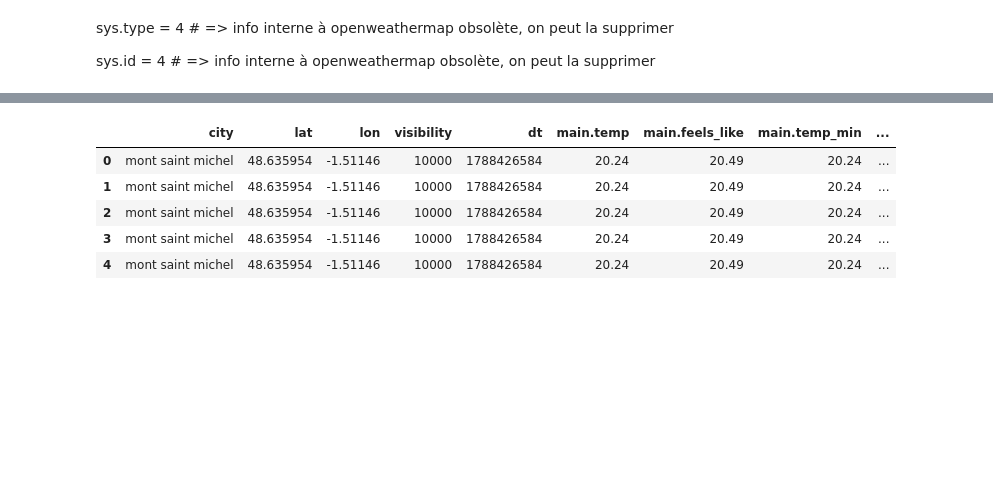
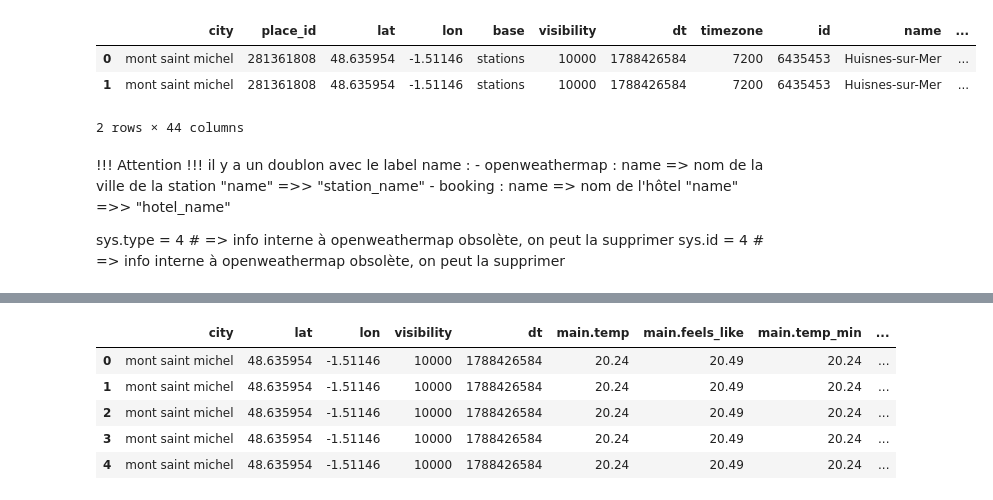
Before and after one commit to helene-mourez/jedha_kayak, a Jupyter notebook: dataset_build.ipynb, the cells around one changed output, grey strips where cells are left out. Saved outputs shown, nothing was run; the diff lists cells and outputs as text; code cells hidden in the pictures; blank space fills up the shorter version.

```diff
--- a/dataset_build.ipynb
+++ b/dataset_build.ipynb
@@ -26,6 +59,18 @@ hotel_details['hotel_city'] = hotel_details['hotel_city'].str.split(',').str[-1]
 # %%
 hotel_details = pd.concat([final_df.drop(columns=["hotels"]), hotel_details], axis=1)
+# %%
+hotel_details.head(2)
+# %% [output]
+|  | city | place_id | lat | lon | base | visibility | dt | timezone | id | name | ... |
+| 0 | mont saint michel | 281361808 | 48.635954 | -1.51146 | stations | 10000 | 1788426584 | 7200 | 6435453 | Huisnes-sur-Mer | ... |
+| 1 | mont saint michel | 281361808 | 48.635954 | -1.51146 | stations | 10000 | 1788426584 | 7200 | 6435453 | Huisnes-sur-Mer | ... |
+2 rows × 44 columns
 # %% [markdown]
+!!! Attention !!! il y a un doublon avec le label name :
+    - openweathermap : name => nom de la ville de la station
+        "name" =>> "station_name"
+    - booking : name => nom de l'hôtel
+        "name" =>> "hotel_name"
+
 sys.type = 4 # => info interne à openweathermap obsolète, on peut la supprimer
-
 sys.id = 4 # => info interne à openweathermap obsolète, on peut la supprimer
```
Also changed, not shown: parts of 12 cells of this notebook, 4 other files.
